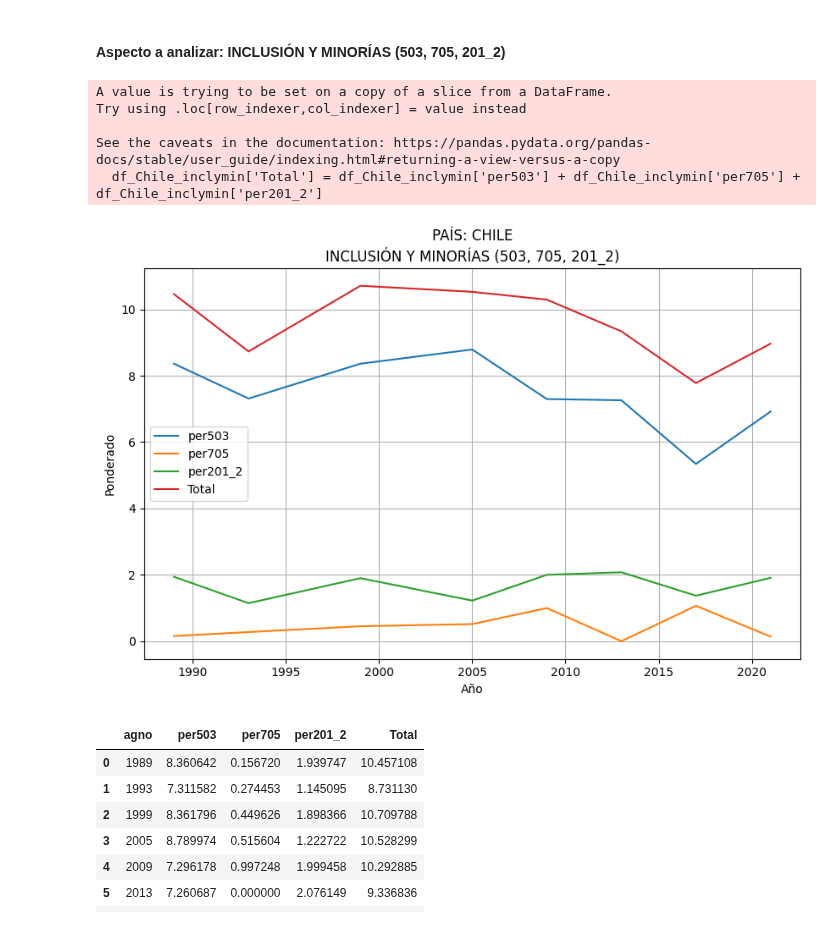
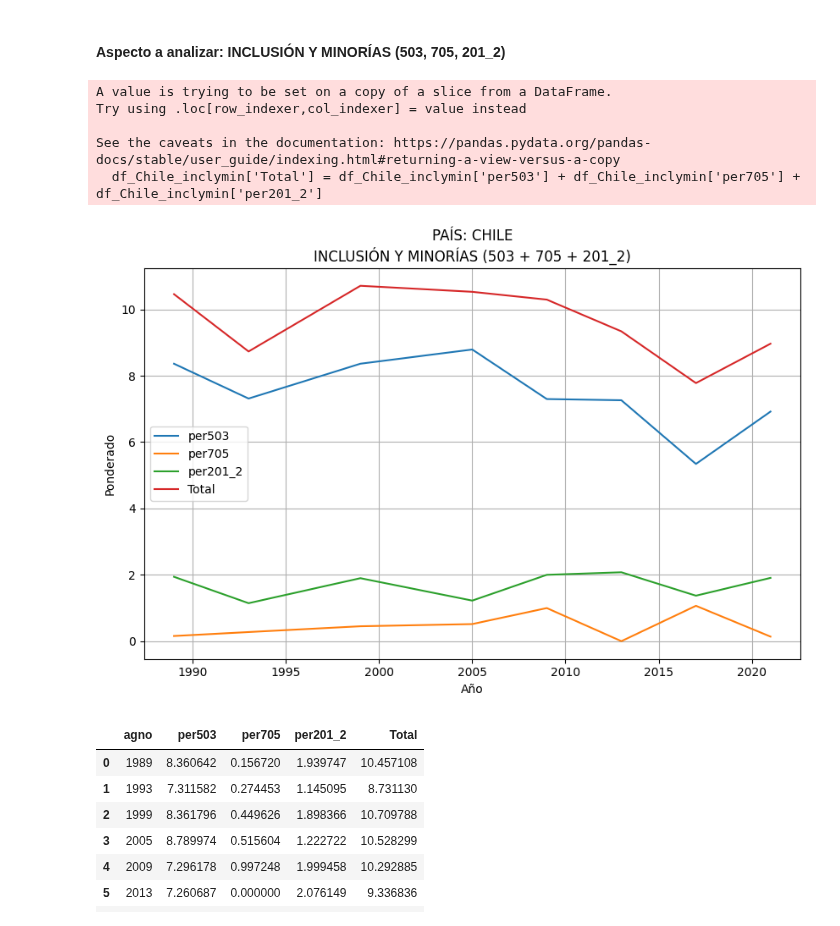
Before and after one commit to MatiasBunsterRaby/Capstone_git, a Jupyter notebook: notebooks/Pruebas_Chile.ipynb, the cells around one changed output. Drawn from its saved outputs; the diff is of its cells as text; code cells hidden in the pictures.

Commit message:
Análisis de Chile con otras variables

```diff
--- a/notebooks/Pruebas_Chile.ipynb
+++ b/notebooks/Pruebas_Chile.ipynb
@@ -85,30 +85,30 @@ df_Chile_ponderado
 # %%
 # Create dataframe 'df_Chile_inclymin' from 'df_Chile_ponderado' with columns 'agno', 'per503', 'per705'
 df_Chile_inclymin = df_Chile_ponderado[['agno', 'per503', 'per705', 'per201_2']]
 
 # Add a new column 'Total' with the sum of columns 'per503', 'per705' and 'per201_2'
 df_Chile_inclymin['Total'] = df_Chile_inclymin['per503'] + df_Chile_inclymin['per705'] + df_Chile_inclymin['per201_2']
 
 # Plot columns per503, per705, per201_2,  Total with agno in the horizontal axis
 plt.figure(figsize=(10, 6))
 plt.plot(df_Chile_inclymin['agno'], df_Chile_inclymin['per503'], label='per503')
 plt.plot(df_Chile_inclymin['agno'], df_Chile_inclymin['per705'], label='per705')
 plt.plot(df_Chile_inclymin['agno'], df_Chile_inclymin['per201_2'], label='per201_2')
 plt.plot(df_Chile_inclymin['agno'], df_Chile_inclymin['Total'], label='Total')
 
 plt.xlabel('Año')
 plt.ylabel('Ponderado')
-plt.title('PAÍS: CHILE\nINCLUSIÓN Y MINORÍAS (503, 705, 201_2)')
+plt.title('PAÍS: CHILE\nINCLUSIÓN Y MINORÍAS (503 + 705 + 201_2)')
 plt.legend()
 plt.grid(True)
 plt.show()
 # %% [output]
 A value is trying to be set on a copy of a slice from a DataFrame.
 Try using .loc[row_indexer,col_indexer] = value instead
 
 See the caveats in the documentation: https://pandas.pydata.org/pandas-docs/stable/user_guide/indexing.html#returning-a-view-versus-a-copy
   df_Chile_inclymin['Total'] = df_Chile_inclymin['per503'] + df_Chile_inclymin['per705'] + df_Chile_inclymin['per201_2']
-[figure, old version]
+[figure, new version]
 # %%
 df_Chile_inclymin
 # %% [output]
```
Also changed, not shown: parts of 9 cells of this notebook, 1 other file.
